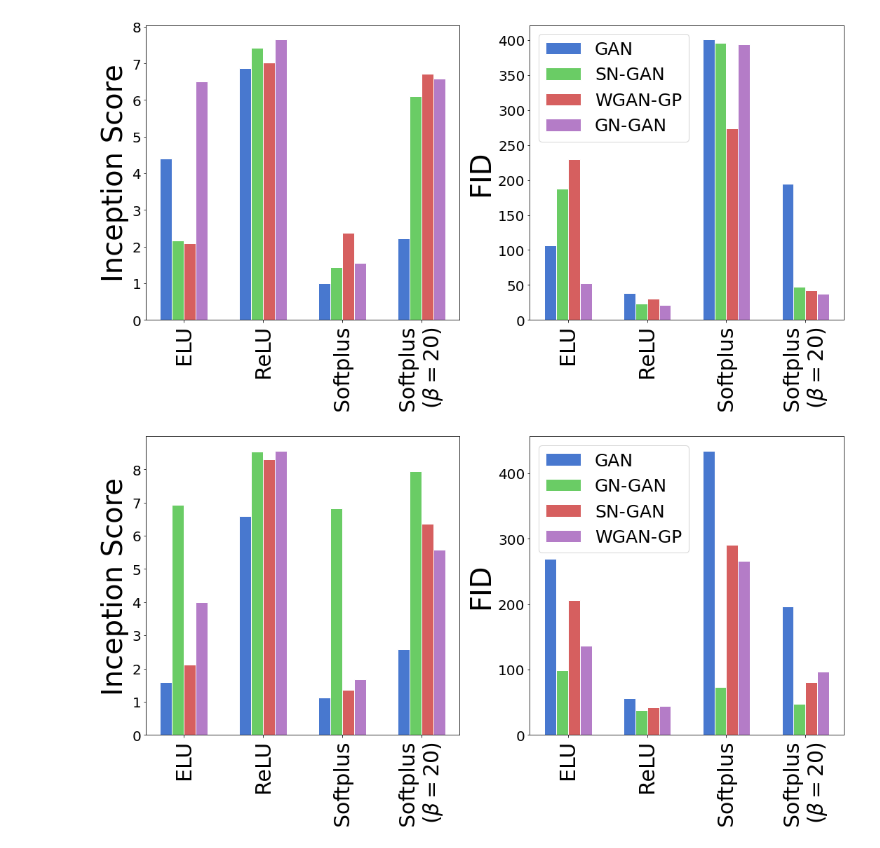
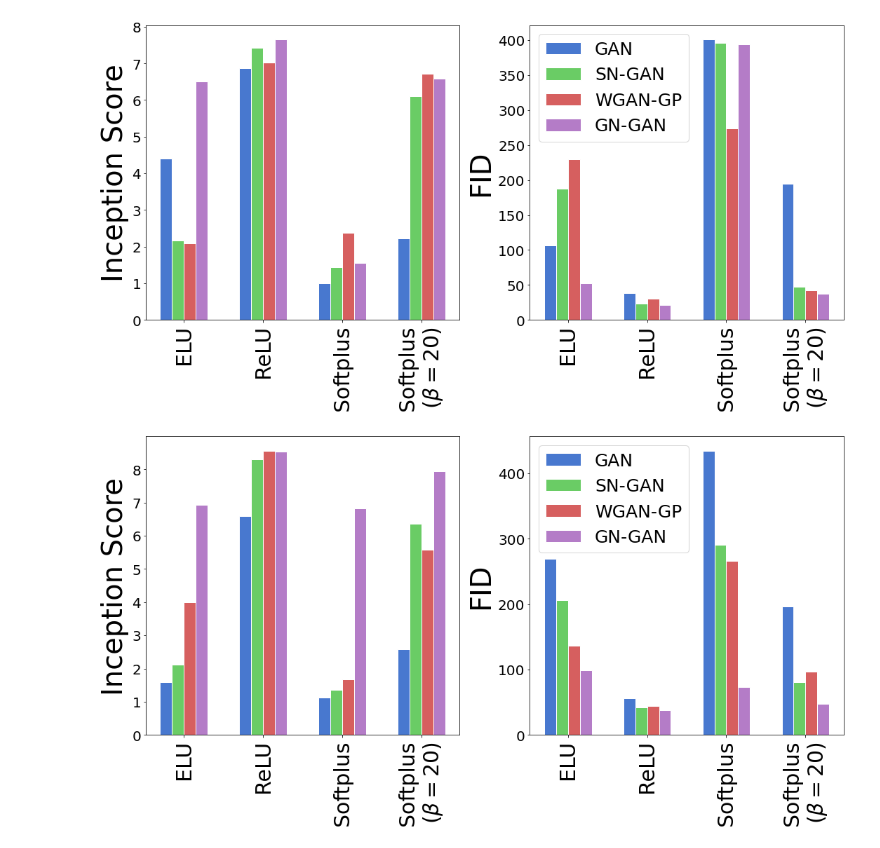
Before and after one commit to basiclab/Faster-GNGAN-PyTorch, a Jupyter notebook: vis_ablation_activation.ipynb, the cells around one changed output. Cells and saved outputs as stored; diff of their text form; code cells hidden in the pictures.

```diff
--- a/vis_ablation_activation.ipynb
+++ b/vis_ablation_activation.ipynb
@@ -79,25 +79,25 @@ fig.savefig('./figures/vis_ablation_activation_cifar10.png')
 # %%
 fig, axs = plt.subplots(1, 2, figsize=(15, 8))
 
 os.makedirs('./figures', exist_ok=True)
 for i, score in enumerate(['Inception Score', 'FID']):
     for j, dataset in enumerate(['STL-10']):
         cnt = i * 1 + j
         ax = axs.flat[cnt]
         r = np.arange(len(activations))
-        for k, method in enumerate(['GAN', 'GN-GAN', 'SN-GAN', 'WGAN-GP']):
+        for k, method in enumerate(['GAN', 'SN-GAN', 'WGAN-GP', 'GN-GAN']):
             ax.bar(r, scores[dataset][score][method], width=barWidth, edgecolor='white', label=method)
             r = [x + barWidth for x in r]
         tick_center = [x + barWidth * ((k + 1) // 2 - 0.5) for x in np.arange(len(activations))]
 #         ax.set_yticklabels(np.arange(9), fontsize=fontsize)
         ax.set_xticks(tick_center)
         ax.set_xticklabels(activations, fontsize=fontsize, rotation=90)
 #         ax.set_yticklabels(ax.get_yticklabels(), fontsize=16)
         ax.set_ylabel(score, fontsize=fontsize+10)
 #         ax.set_title(dataset, y=-0.3, fontsize=fontsize)
         if cnt == 1:
             ax.legend(fontsize=legend_fontsize)
 fig.tight_layout()
 fig.savefig('./figures/vis_ablation_activation_stl10.png')
 # %% [output]
-[figure, old version]
+[figure, new version]
```
Also changed, not shown: 19 other files.
